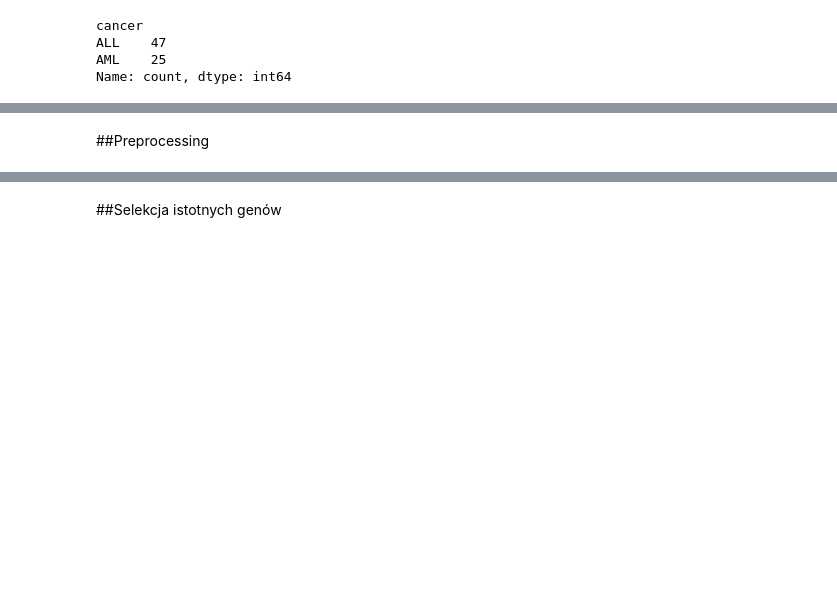
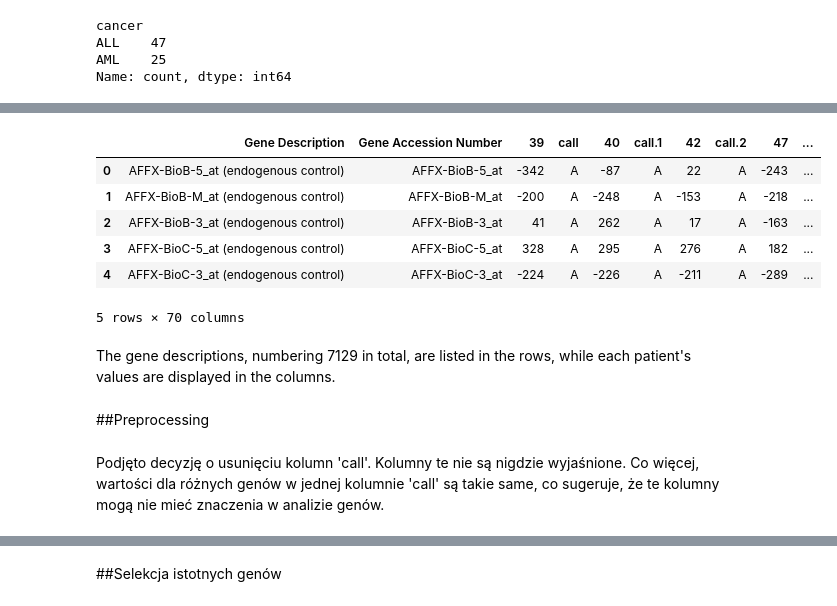
Before and after one commit to szezlong/gene-classification, a Jupyter notebook: Gene_Classification.ipynb, the cells around one changed output, grey strips where cells are left out. Drawn from its saved outputs; the diff is of its cells as text; code cells hidden in the pictures; blank space fills up the shorter version.

```diff
--- a/Gene_Classification.ipynb
+++ b/Gene_Classification.ipynb
@@ -55,2 +73,14 @@ In the training and testing sets there are 72 patients. Each patient is marked e
+# %%
+test_df.head()
+# %% [output]
+|  | Gene Description | Gene Accession Number | 39 | call | 40 | call.1 | 42 | call.2 | 47 | ... |
+| 0 | AFFX-BioB-5_at (endogenous control) | AFFX-BioB-5_at | -342 | A | -87 | A | 22 | A | -243 | ... |
+| 1 | AFFX-BioB-M_at (endogenous control) | AFFX-BioB-M_at | -200 | A | -248 | A | -153 | A | -218 | ... |
+| 2 | AFFX-BioB-3_at (endogenous control) | AFFX-BioB-3_at | 41 | A | 262 | A | 17 | A | -163 | ... |
+| 3 | AFFX-BioC-5_at (endogenous control) | AFFX-BioC-5_at | 328 | A | 295 | A | 276 | A | 182 | ... |
+| 4 | AFFX-BioC-3_at (endogenous control) | AFFX-BioC-3_at | -224 | A | -226 | A | -211 | A | -289 | ... |
+5 rows × 70 columns
+# %% [markdown]
+The gene descriptions, numbering 7129 in total, are listed in the rows, while each patient's values are displayed in the columns.
 # %% [markdown]
 ##Preprocessing
@@ -56,0 +93,2 @@ In the training and testing sets there are 72 patients. Each patient is marked e
+# %% [markdown]
+Podjęto decyzję o usunięciu kolumn 'call'. Kolumny te nie są nigdzie wyjaśnione. Co więcej, wartości dla różnych genów w jednej kolumnie 'call' są takie same, co sugeruje, że te kolumny mogą nie mieć znaczenia w analizie genów.
```
Also changed, not shown: parts of 18 cells of this notebook.
